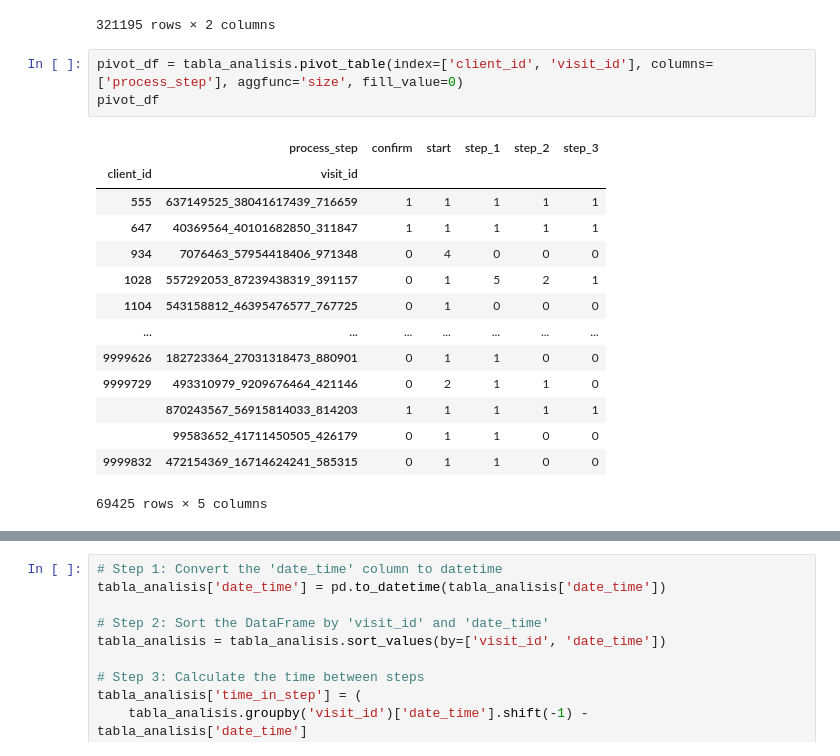
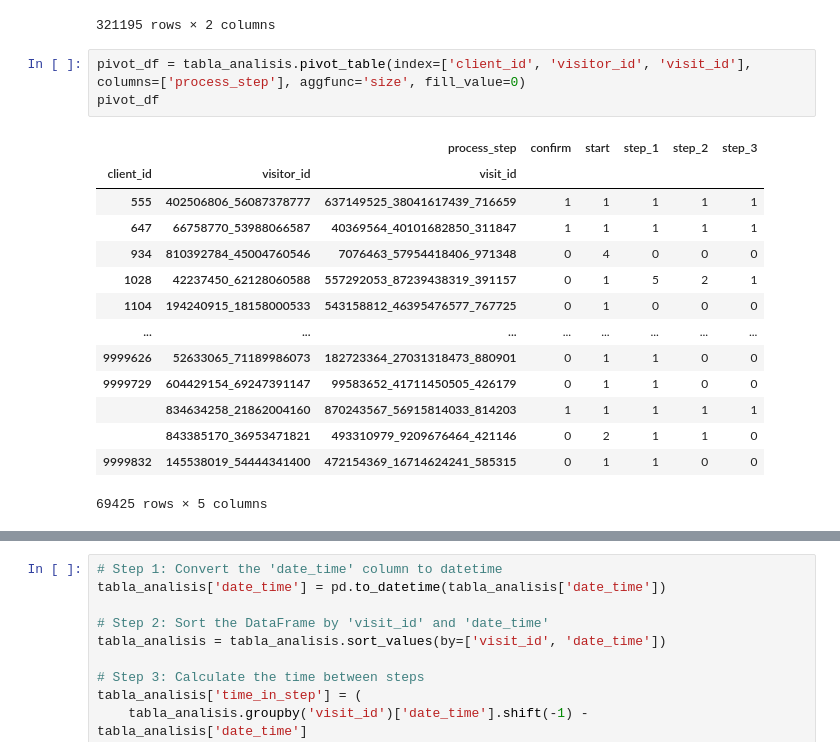
Before and after one commit to Ivannnsr/customer-experience-team-vanguard, a Jupyter notebook: mique_ivan.ipynb, the cells around one changed output, grey strips where cells are left out. Cells and saved outputs as stored; diff of their text form.

```diff
--- a/mique_ivan.ipynb
+++ b/mique_ivan.ipynb
@@ -233,20 +233,20 @@ tabla_analisis_reducida
 | 321194 | 7468138 | start |
 321195 rows × 2 columns
 # %%
-pivot_df = tabla_analisis.pivot_table(index=['client_id', 'visit_id'], columns=['process_step'], aggfunc='size', fill_value=0)
+pivot_df = tabla_analisis.pivot_table(index=['client_id', 'visitor_id', 'visit_id'], columns=['process_step'], aggfunc='size', fill_value=0)
 pivot_df
 # %% [output]
-|  | process_step | confirm | start | step_1 | step_2 | step_3 |
-| client_id | visit_id |  |  |  |  |  |
-| 555 | 637149525_38041617439_716659 | 1 | 1 | 1 | 1 | 1 |
-| 647 | 40369564_40101682850_311847 | 1 | 1 | 1 | 1 | 1 |
-| 934 | 7076463_57954418406_971348 | 0 | 4 | 0 | 0 | 0 |
-| 1028 | 557292053_87239438319_391157 | 0 | 1 | 5 | 2 | 1 |
-| 1104 | 543158812_46395476577_767725 | 0 | 1 | 0 | 0 | 0 |
-| ... | ... | ... | ... | ... | ... | ... |
-| 9999626 | 182723364_27031318473_880901 | 0 | 1 | 1 | 0 | 0 |
-| 9999729 | 493310979_9209676464_421146 | 0 | 2 | 1 | 1 | 0 |
-|  | 870243567_56915814033_814203 | 1 | 1 | 1 | 1 | 1 |
-|  | 99583652_41711450505_426179 | 0 | 1 | 1 | 0 | 0 |
-| 9999832 | 472154369_16714624241_585315 | 0 | 1 | 1 | 0 | 0 |
+|  |  | process_step | confirm | start | step_1 | step_2 | step_3 |
+| client_id | visitor_id | visit_id |  |  |  |  |  |
+| 555 | 402506806_56087378777 | 637149525_38041617439_716659 | 1 | 1 | 1 | 1 | 1 |
+| 647 | 66758770_53988066587 | 40369564_40101682850_311847 | 1 | 1 | 1 | 1 | 1 |
+| 934 | 810392784_45004760546 | 7076463_57954418406_971348 | 0 | 4 | 0 | 0 | 0 |
+| 1028 | 42237450_62128060588 | 557292053_87239438319_391157 | 0 | 1 | 5 | 2 | 1 |
+| 1104 | 194240915_18158000533 | 543158812_46395476577_767725 | 0 | 1 | 0 | 0 | 0 |
+| ... | ... | ... | ... | ... | ... | ... | ... |
+| 9999626 | 52633065_71189986073 | 182723364_27031318473_880901 | 0 | 1 | 1 | 0 | 0 |
+| 9999729 | 604429154_69247391147 | 99583652_41711450505_426179 | 0 | 1 | 1 | 0 | 0 |
+|  | 834634258_21862004160 | 870243567_56915814033_814203 | 1 | 1 | 1 | 1 | 1 |
+|  | 843385170_36953471821 | 493310979_9209676464_421146 | 0 | 2 | 1 | 1 | 0 |
+| 9999832 | 145538019_54444341400 | 472154369_16714624241_585315 | 0 | 1 | 1 | 0 | 0 |
 69425 rows × 5 columns
```
Also changed, not shown: parts of 9 cells of this notebook, 2 other files.
